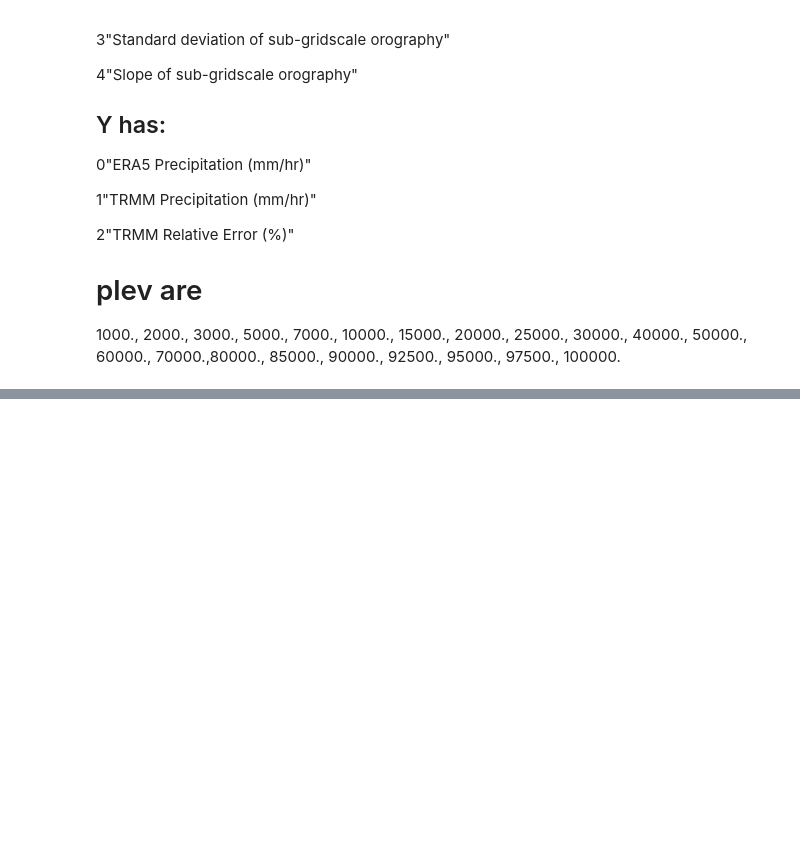
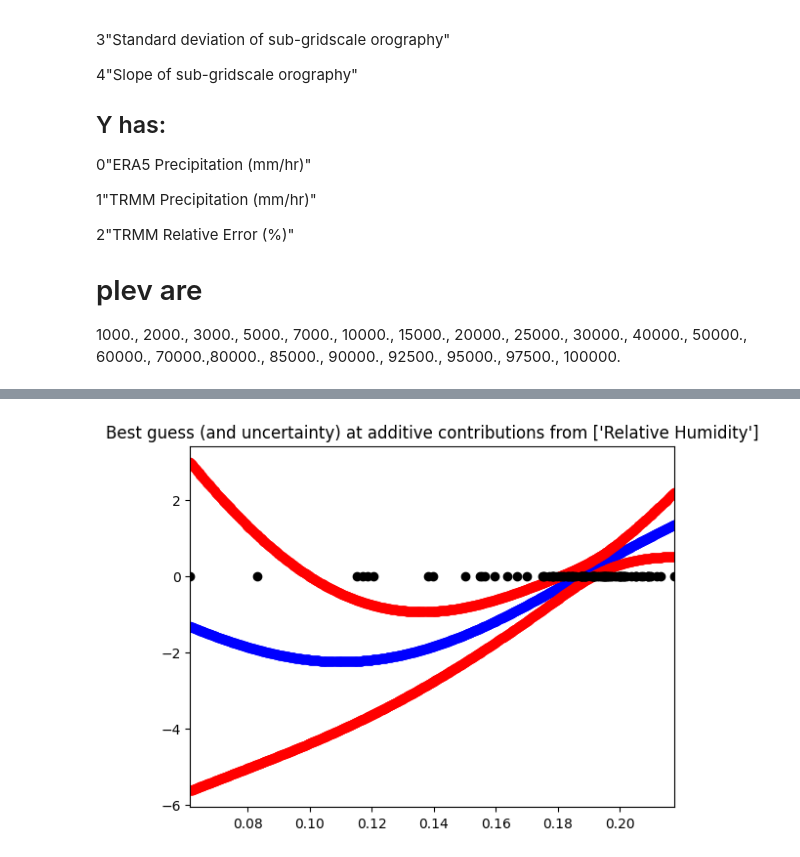
Before and after one commit to JaxGaussianProcesses/GPJax, a Jupyter notebook: Play_2.ipynb, the cells around one changed output, grey strips where cells are left out. Cells and saved outputs as stored; diff of their text form; code cells hidden in the pictures; blank space fills up the shorter version.

```diff
--- a/Play_2.ipynb
+++ b/Play_2.ipynb
@@ -698,0 +843,4 @@ opt_posterior
+# %%
+plot_component(opt_posterior, D_small, [0])
+# %% [output]
+[figure, added]
```
Also changed, not shown: parts of 8 cells of this notebook, 2 other files.
